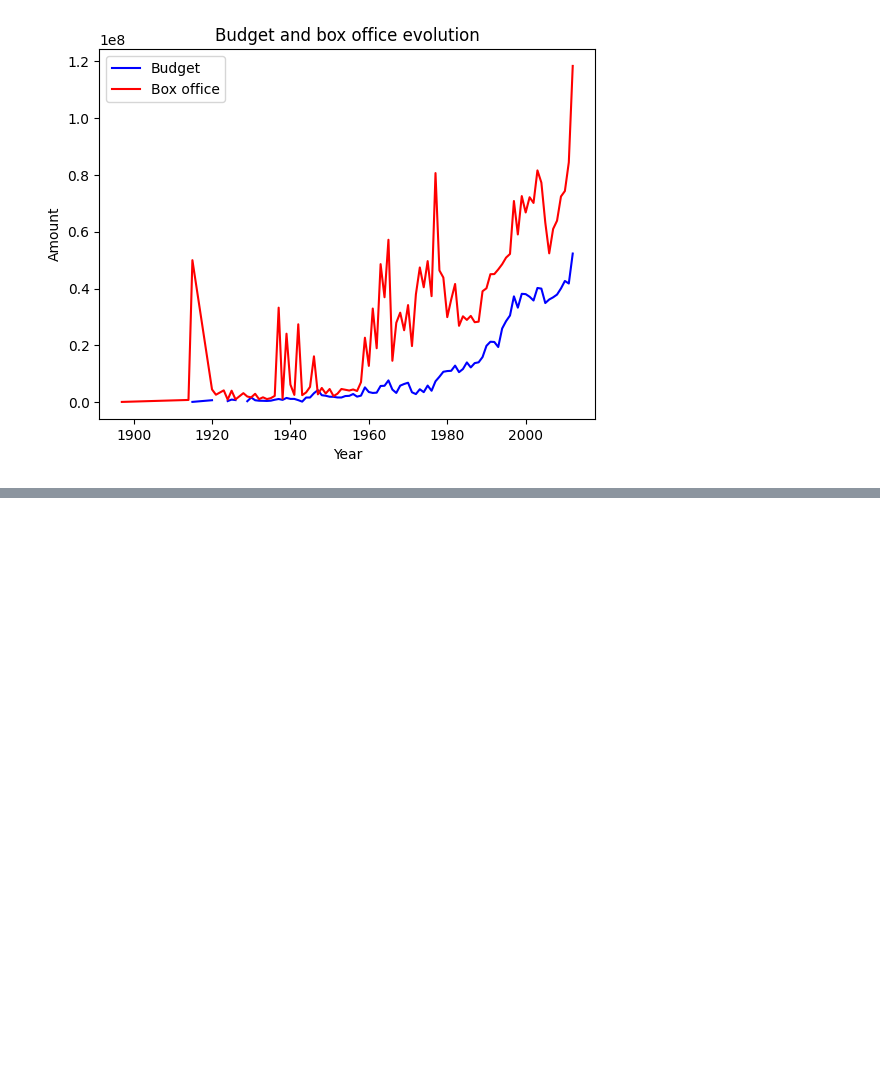
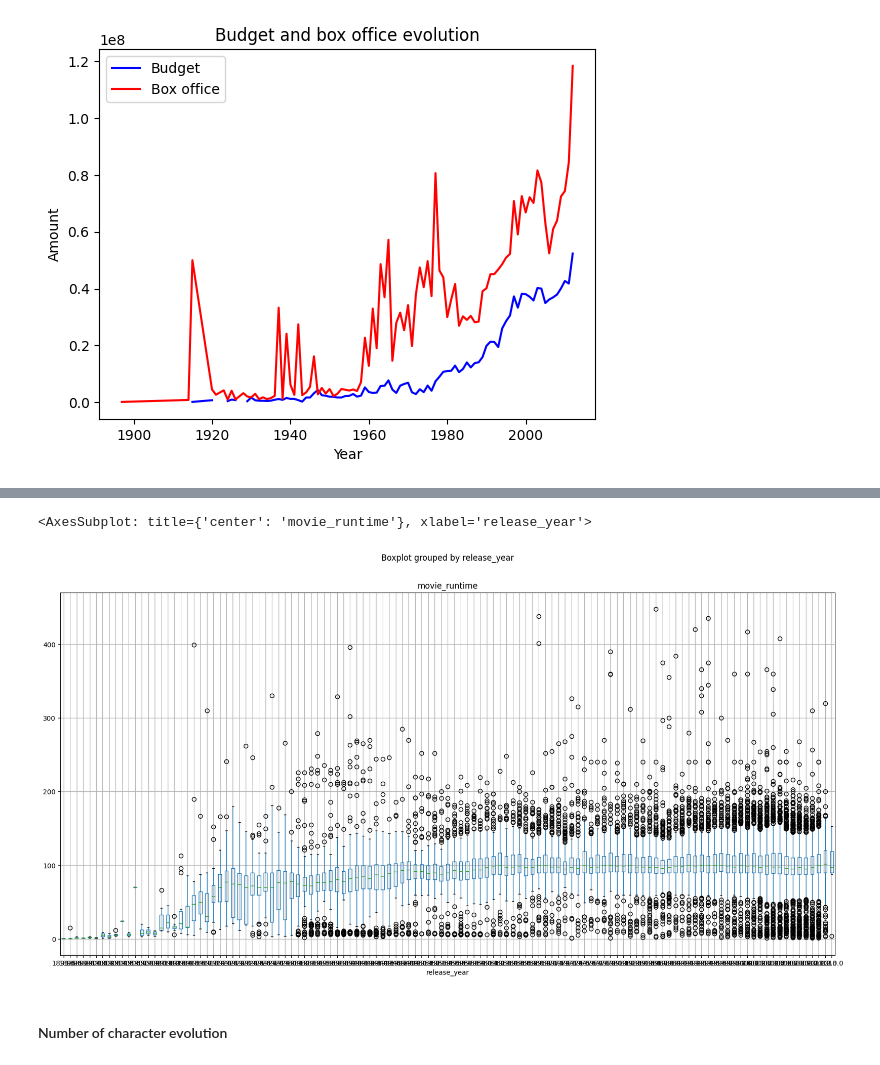
Before and after one commit to epfl-ada/ada-2022-project-r4d4r, a Jupyter notebook: main.ipynb, the cells around one changed output, grey strips where cells are left out. Drawn from its saved outputs; the diff is of its cells as text; code cells hidden in the pictures; blank space fills up the shorter version.

```diff
--- a/main.ipynb
+++ b/main.ipynb
@@ -83,0 +86,3 @@ plt.show()
+# %%
+# We remove the movies with no release date since it will be impossible to include them in the time evolution (2619 movies removed)
+df_r1 = df[df["release_year"].notna()]
@@ -83,0 +112,12 @@ plt.show()
+# %%
+# Remove outliers
+# We remove movies with a runtime higher than 6h as it corresponds mostly to TV series, mini series and errors (removed 20 movies)
+df_runtime = df_r1[df_r1["movie_runtime"] < 450]
+# %%
+df_runtime.boxplot(column="movie_runtime", by="release_year", figsize=(20, 10))
+# label not visible: TODO fix by grouping by decade
+# %% [output]
+<AxesSubplot: title={'center': 'movie_runtime'}, xlabel='release_year'>
+[figure, added]
+# %% [markdown]
+#### Number of character evolution
```
Also changed, not shown: parts of 6 cells of this notebook, 10 other files.
